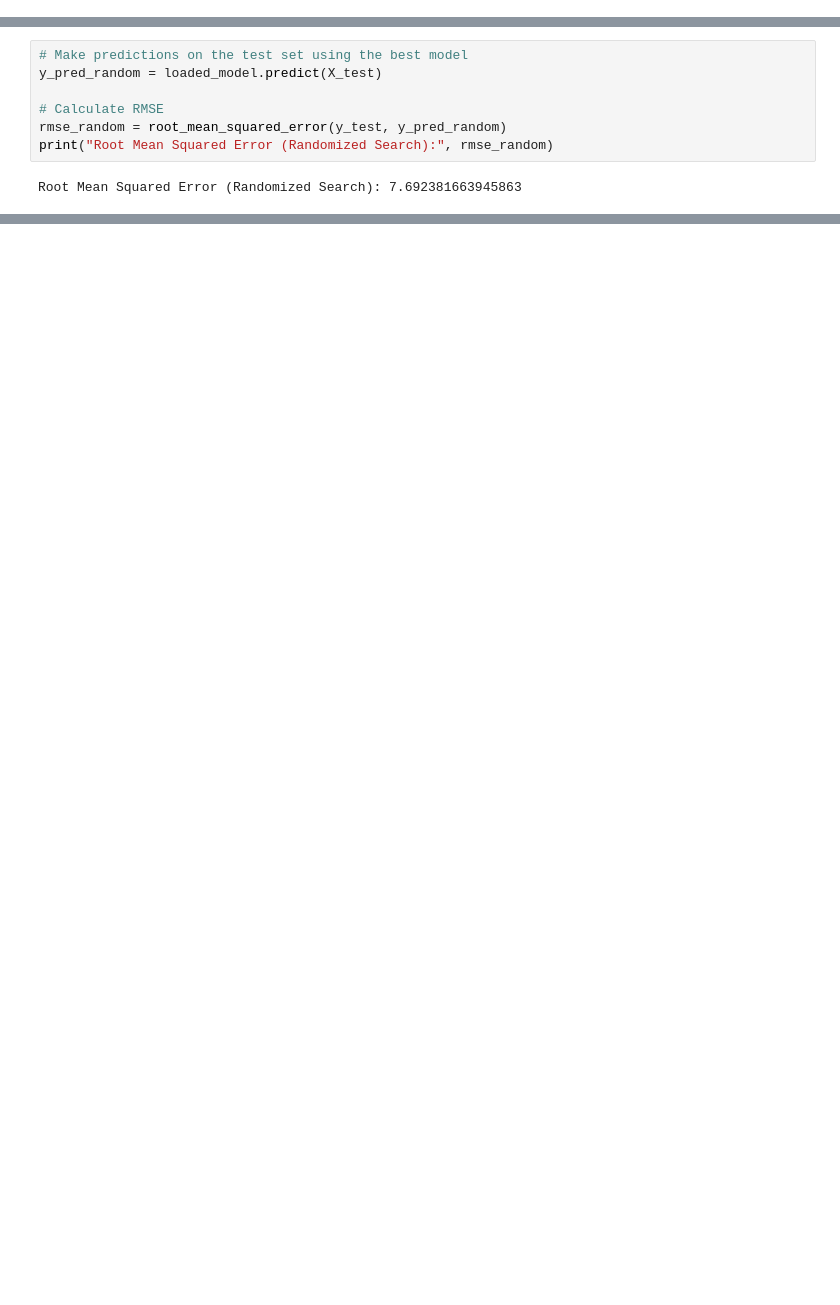
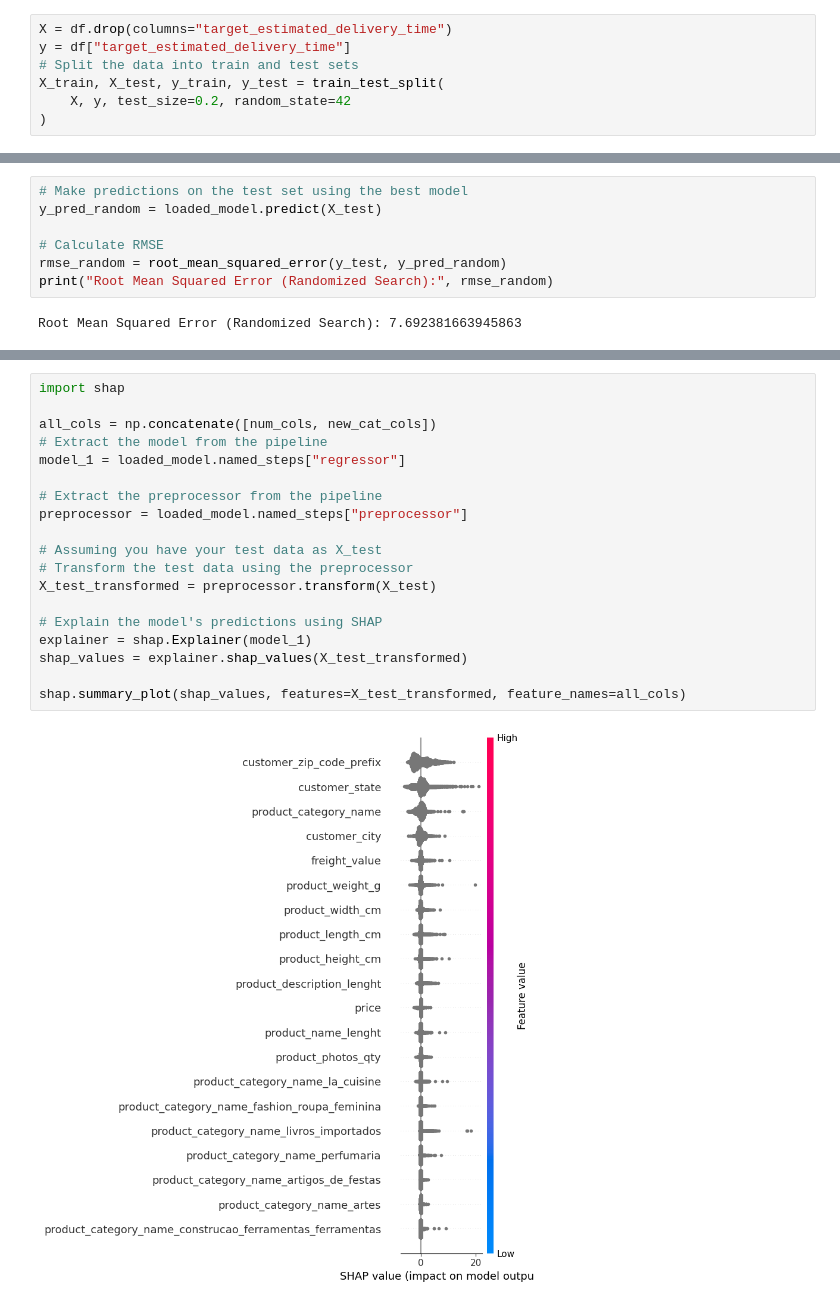
Before and after one commit to Skronski/e_commerce, a Jupyter notebook: 00_programs/04_delivery_experience/delivery_time_prediction.ipynb, the cells around one changed output, grey strips where cells are left out. Saved outputs shown, nothing was run; the diff lists cells and outputs as text; blank space fills up the shorter version.

```diff
--- a/00_programs/04_delivery_experience/delivery_time_prediction.ipynb
+++ b/00_programs/04_delivery_experience/delivery_time_prediction.ipynb
@@ -367,6 +376,13 @@ df
 | ... | ... | ... | ... | ... | ... | ... |
 | 113424 | 68.50 | 18.36 | beleza_saude | 45.0 | 569.0 | ... |
 110196 rows × 18 columns
+# %%
+X = df.drop(columns="target_estimated_delivery_time")
+y = df["target_estimated_delivery_time"]
+# Split the data into train and test sets
+X_train, X_test, y_train, y_test = train_test_split(
+    X, y, test_size=0.2, random_state=42
+)
 # %% [markdown]
 # Proof of concept
 # %%
@@ -528,0 +673,21 @@ Root Mean Squared Error (Randomized Search): 7.692381663945863
+# %%
+import shap
+
+all_cols = np.concatenate([num_cols, new_cat_cols])
+# Extract the model from the pipeline
+model_1 = loaded_model.named_steps["regressor"]
+
+# Extract the preprocessor from the pipeline
+preprocessor = loaded_model.named_steps["preprocessor"]
+
+# Assuming you have your test data as X_test
+# Transform the test data using the preprocessor
+X_test_transformed = preprocessor.transform(X_test)
+
+# Explain the model's predictions using SHAP
+explainer = shap.Explainer(model_1)
+shap_values = explainer.shap_values(X_test_transformed)
+
+shap.summary_plot(shap_values, features=X_test_transformed, feature_names=all_cols)
+# %% [output]
+[figure, added]
```
Also changed, not shown: parts of 15 cells of this notebook, 2 other files.
